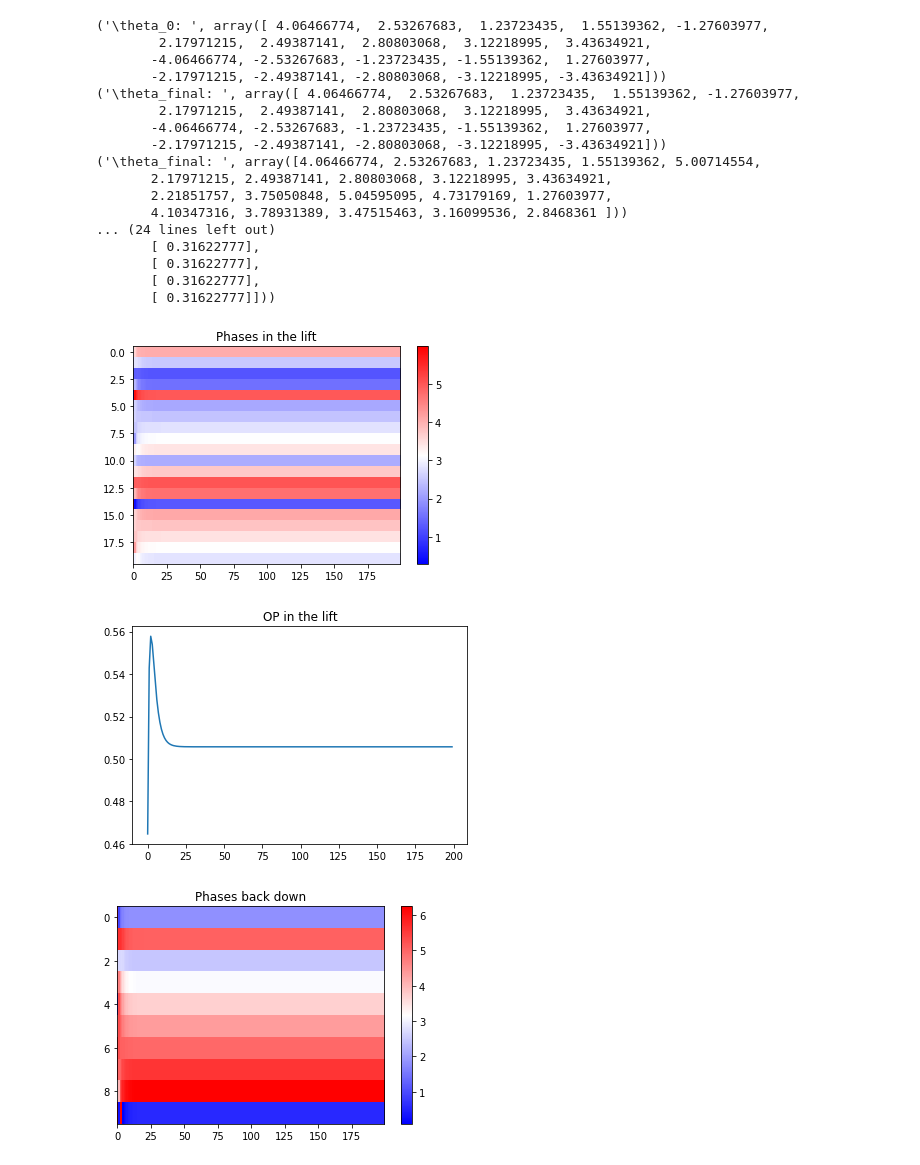
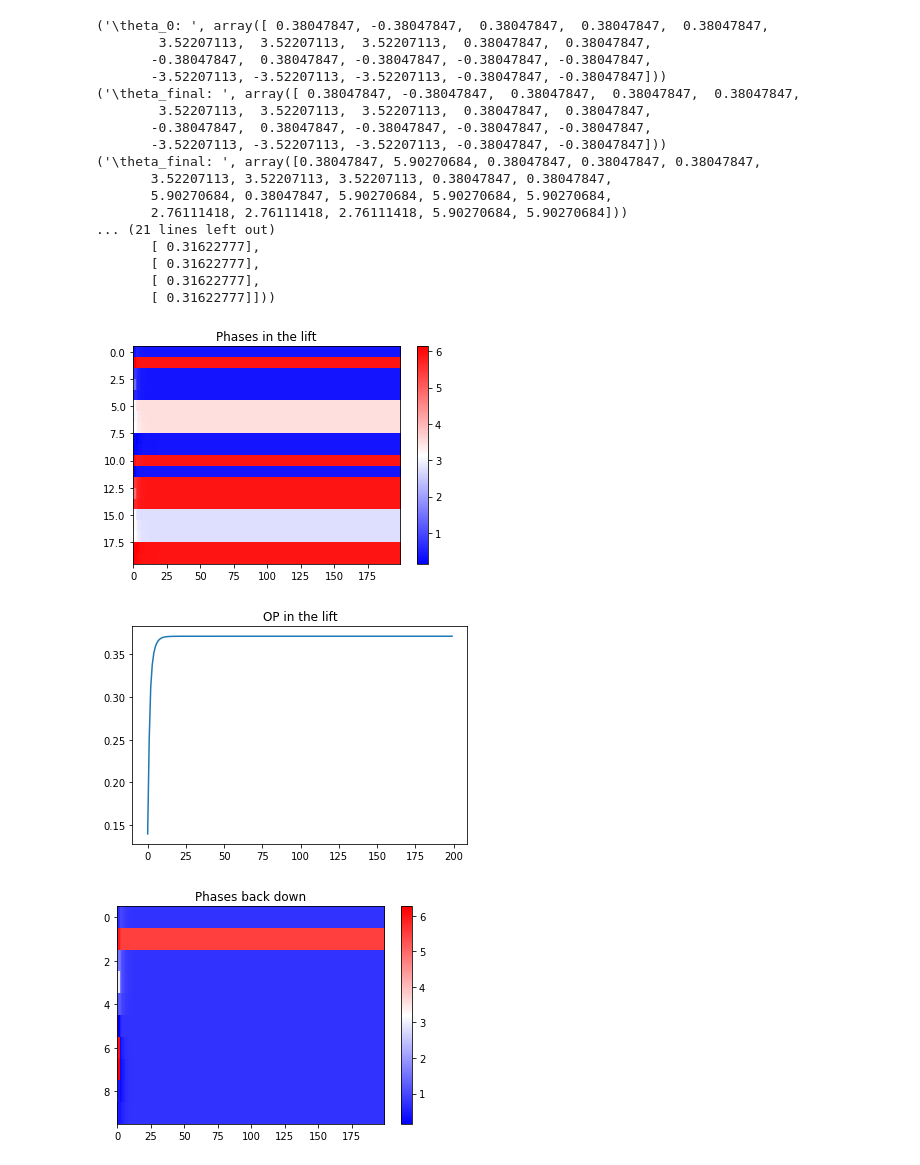
Before and after one commit to arnaudon/simplicial-kuramoto, a Jupyter notebook: Edge_Kuramoto_lift.ipynb, the cells around one changed output. Drawn from its saved outputs; the diff is of its cells as text; code cells hidden in the pictures.

```diff
--- a/Edge_Kuramoto_lift.ipynb
+++ b/Edge_Kuramoto_lift.ipynb
@@ -194,6 +194,8 @@ def integrate_simplicial_kuramoto_full_theta_double(B0d, B0dp ,B0dm, B1d, B1dp,
 # Now let's do the same with the lift to try to make all this orientation independent
 Nn=10
 G=nx.cycle_graph(Nn)
+
+A=nx.to_numpy_matrix(G)
 
 B0,B1=ntri(A)
 
@@ -261,46 +263,46 @@ plt.colorbar()
 op=order_parameter(theta, 4, 1)
 plt.figure()
 plt.title('OP back down')
 plt.plot(op[0,:])
 
 print('\theta_0: ',theta[:,-1])
 print('\theta_final: ', theta[:,-1])
 print('\theta_final: ', np.mod(np.around(theta[:,-1],10),np.around(2*np.pi,10)))
 
 print('Div: ', Div[:,-1])
 print('Curl: ', Curl[:,-1])
 
 L1=-B0.dot(B0.T)-B1.T.dot(B1)
 print('L1\theta must be zero, second one row is modulo 2pi')
 print('L1\theta: ', L1.dot(theta[:,-1]))
 print('L1\theta: ', np.mod(np.around(L1.dot(theta[:,-1]),10),np.around(2*np.pi,10)))
 print('dim(Ker(L1)): ', null_space(L1).shape[1])
 print('Ker(L1): ', null_space(L1))
 
 # plt.figure()
 # plt.imshow(Div, aspect='auto',cmap='bwr')
 # plt.colorbar()
 # plt.figure()
 # plt.imshow(Curl, aspect='auto',cmap='bwr')
 # plt.colorbar()
 # %% [output]
-('\theta_0: ', array([ 4.06466774,  2.53267683,  1.23723435,  1.55139362, -1.27603977,
-        2.17971215,  2.49387141,  2.80803068,  3.12218995,  3.43634921,
-       -4.06466774, -2.53267683, -1.23723435, -1.55139362,  1.27603977,
-       -2.17971215, -2.49387141, -2.80803068, -3.12218995, -3.43634921]))
-('\theta_final: ', array([ 4.06466774,  2.53267683,  1.23723435,  1.55139362, -1.27603977,
-        2.17971215,  2.49387141,  2.80803068,  3.12218995,  3.43634921,
-       -4.06466774, -2.53267683, -1.23723435, -1.55139362,  1.27603977,
-       -2.17971215, -2.49387141, -2.80803068, -3.12218995, -3.43634921]))
-('\theta_final: ', array([4.06466774, 2.53267683, 1.23723435, 1.55139362, 5.00714554,
-       2.17971215, 2.49387141, 2.80803068, 3.12218995, 3.43634921,
-       2.21851757, 3.75050848, 5.04595095, 4.73179169, 1.27603977,
-       4.10347316, 3.78931389, 3.47515463, 3.16099536, 2.8468361 ]))
-... (24 lines left out)
+('\theta_0: ', array([ 0.38047847, -0.38047847,  0.38047847,  0.38047847,  0.38047847,
+        3.52207113,  3.52207113,  3.52207113,  0.38047847,  0.38047847,
+       -0.38047847,  0.38047847, -0.38047847, -0.38047847, -0.38047847,
+       -3.52207113, -3.52207113, -3.52207113, -0.38047847, -0.38047847]))
+('\theta_final: ', array([ 0.38047847, -0.38047847,  0.38047847,  0.38047847,  0.38047847,
+        3.52207113,  3.52207113,  3.52207113,  0.38047847,  0.38047847,
+       -0.38047847,  0.38047847, -0.38047847, -0.38047847, -0.38047847,
+       -3.52207113, -3.52207113, -3.52207113, -0.38047847, -0.38047847]))
+('\theta_final: ', array([0.38047847, 5.90270684, 0.38047847, 0.38047847, 0.38047847,
+       3.52207113, 3.52207113, 3.52207113, 0.38047847, 0.38047847,
+       5.90270684, 0.38047847, 5.90270684, 5.90270684, 5.90270684,
+       2.76111418, 2.76111418, 2.76111418, 5.90270684, 5.90270684]))
+... (21 lines left out)
        [ 0.31622777],
        [ 0.31622777],
        [ 0.31622777],
        [ 0.31622777]]))
-[figure, old version]
+[figure, new version]
-[figure, old version]
+[figure, new version]
-[figure, old version]
+[figure, new version]
```
Also changed, not shown: parts of 2 cells of this notebook, 5 other files.
